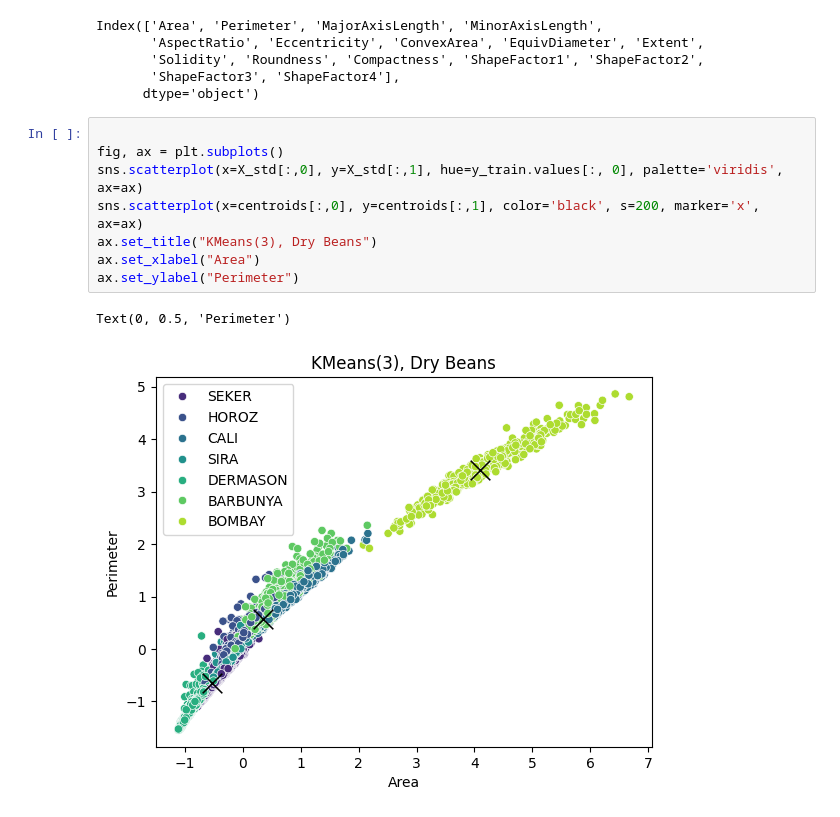
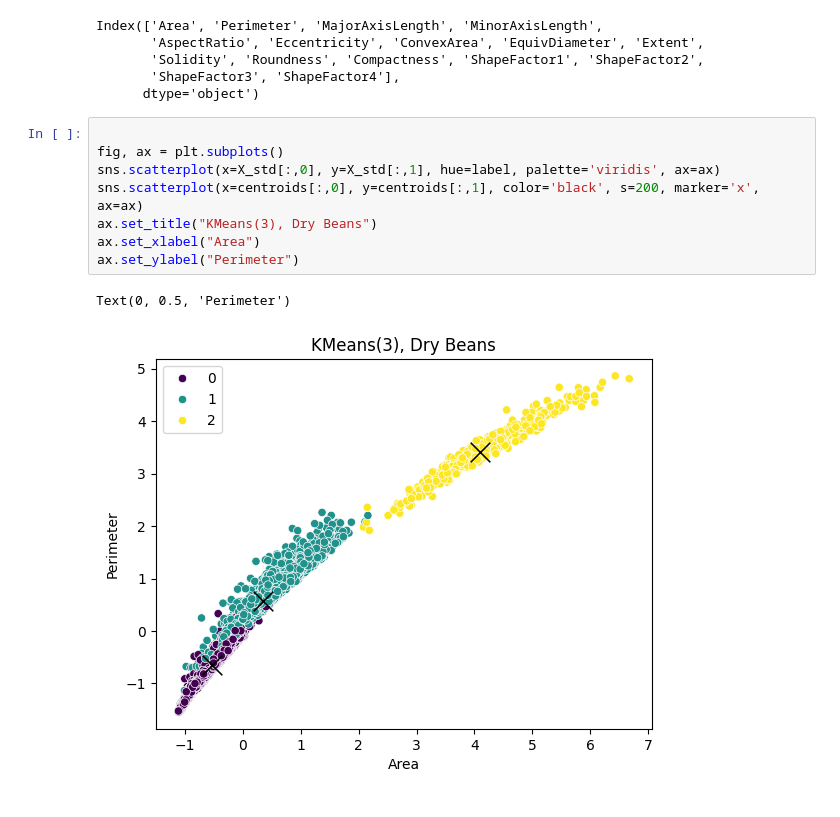
Before and after one commit to PavanKB/PS_3, a Jupyter notebook: kmeans_dry_beans.ipynb, the cells around one changed output. Cells and saved outputs as stored; diff of their text form.

```diff
--- a/kmeans_dry_beans.ipynb
+++ b/kmeans_dry_beans.ipynb
@@ -171,11 +171,11 @@ Index(['Area', 'Perimeter', 'MajorAxisLength', 'MinorAxisLength',
 # %%
 
 fig, ax = plt.subplots()
-sns.scatterplot(x=X_std[:,0], y=X_std[:,1], hue=y_train.values[:, 0], palette='viridis', ax=ax)
+sns.scatterplot(x=X_std[:,0], y=X_std[:,1], hue=label, palette='viridis', ax=ax)
 sns.scatterplot(x=centroids[:,0], y=centroids[:,1], color='black', s=200, marker='x', ax=ax)
 ax.set_title("KMeans(3), Dry Beans")
 ax.set_xlabel("Area")
 ax.set_ylabel("Perimeter")
 # %% [output]
 Text(0, 0.5, 'Perimeter')
-[figure, old version]
+[figure, new version]
```
Also changed, not shown: parts of 1 cell of this notebook, 4 other files.
